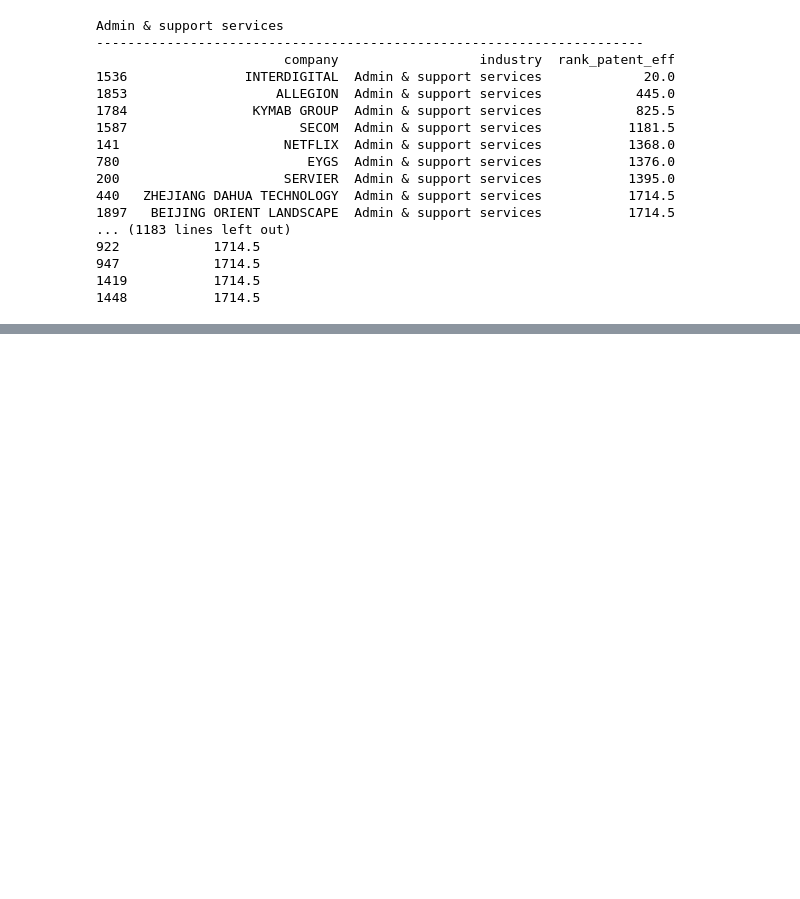
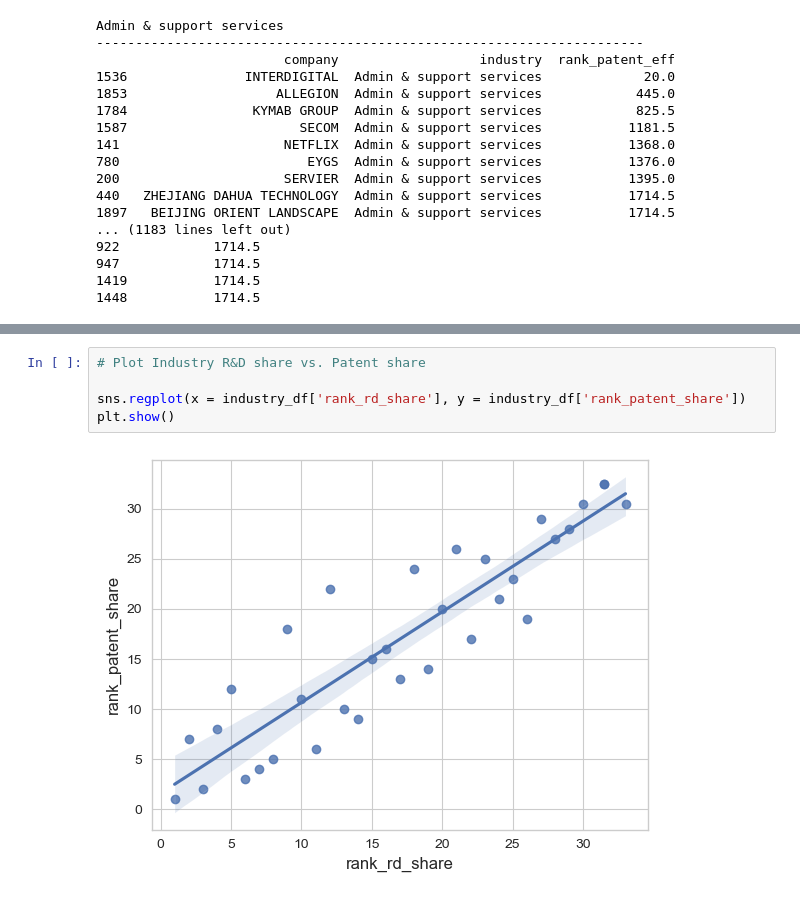
Before and after one commit to bassoonelephant/ip-productivity, a Jupyter notebook: ip_workbench.ipynb, the cells around one changed output, grey strips where cells are left out. Saved outputs shown, nothing was run; the diff lists cells and outputs as text; blank space fills up the shorter version.

```diff
--- a/ip_workbench.ipynb
+++ b/ip_workbench.ipynb
@@ -1368,0 +1390,7 @@ plt.show()
+# %%
+# Plot Industry R&D share vs. Patent share
+
+sns.regplot(x = industry_df['rank_rd_share'], y = industry_df['rank_patent_share'])
+plt.show()
+# %% [output]
+[figure, added]
```
Also changed, not shown: parts of 12 cells of this notebook.
